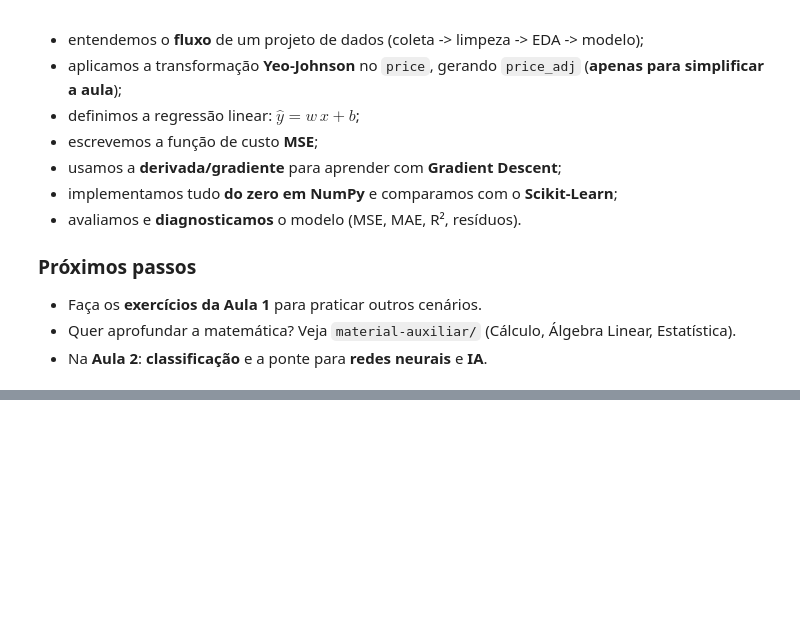
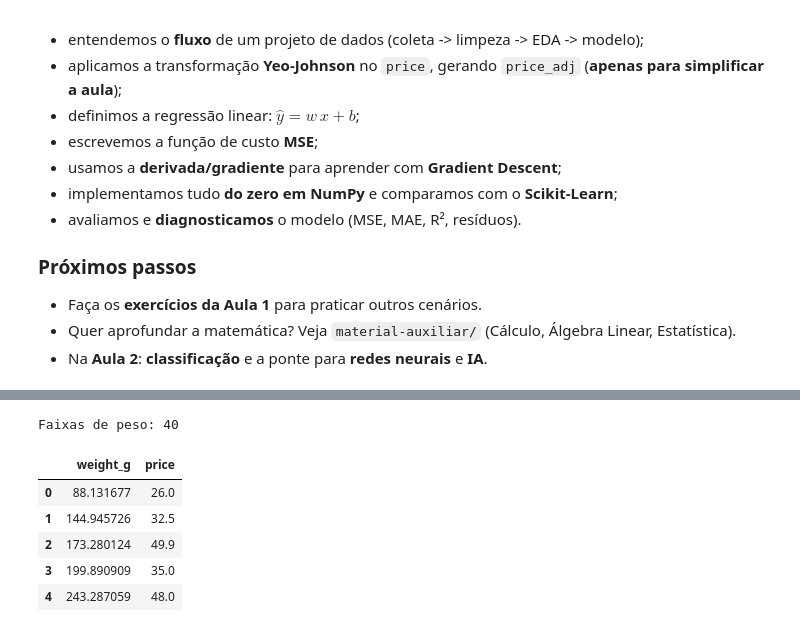
Before and after one commit to GuilhermeHigino05/DataScience-INFOESTE2026, a Jupyter notebook: referencia-aulas/aula01/aula01.ipynb, the cells around one changed output, grey strips where cells are left out. Cells and saved outputs as stored; diff of their text form; code cells hidden in the pictures; blank space fills up the shorter version.

```diff
--- a/referencia-aulas/aula01/aula01.ipynb
+++ b/referencia-aulas/aula01/aula01.ipynb
@@ -684,0 +707,31 @@ Hoje nós:
+# %%
+# 1) Reconstrói o conjunto limpo com o mesmo critério das células anteriores
+cols_interesse = ["product_weight_g", "freight_value", "price", "payment_value"]
+df_band = df[cols_interesse].dropna().copy()
+df_band = df_band[df_band["product_weight_g"] <= df_band["product_weight_g"].quantile(0.99)].copy()
+
+# 2) Agrega os itens em 50 faixas de peso (quantis) e usa o preço típico (mediana)
+df_band["weight_band"] = pd.qcut(df_band["product_weight_g"], q=50, duplicates="drop")
+
+bands = (
+    df_band
+    .groupby("weight_band", observed=True)
+    .agg(weight_g=("product_weight_g", "mean"),   # peso médio da faixa
+         price=("price", "median"))                # preço típico da faixa
+    .reset_index(drop=True)
+)
+
+# 3) Transforma a feature com log: deixa a relação peso -> preço linear
+x_band = np.log1p(bands["weight_g"].to_numpy(dtype=float))   # feature: log do peso
+y_band = bands["price"].to_numpy(dtype=float)                 # alvo: preço típico da faixa
+
+print("Faixas de peso:", len(bands))
+bands.head()
+# %% [output]
+Faixas de peso: 40
+|  | weight_g | price |
+| 0 | 88.131677 | 26.0 |
+| 1 | 144.945726 | 32.5 |
+| 2 | 173.280124 | 49.9 |
+| 3 | 199.890909 | 35.0 |
+| 4 | 243.287059 | 48.0 |
```
Also changed, not shown: parts of 4 cells of this notebook.
